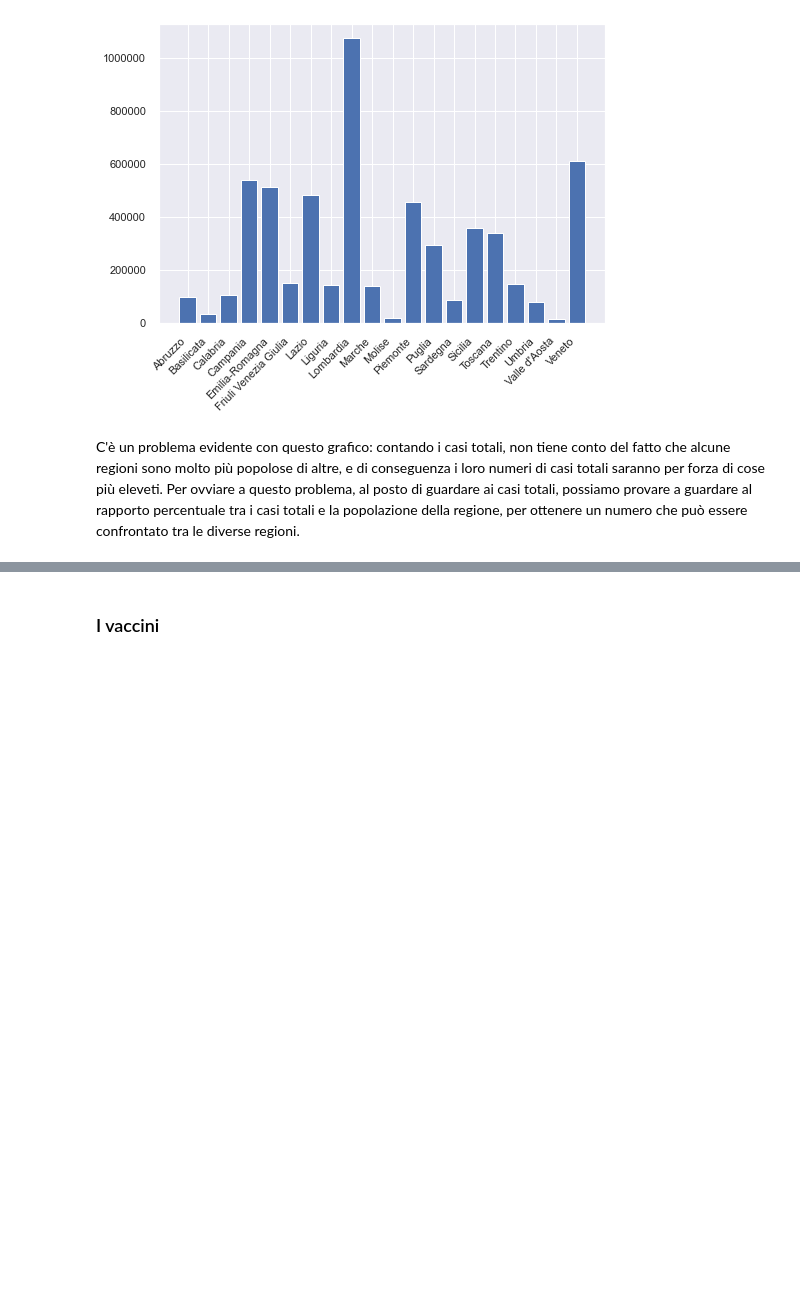
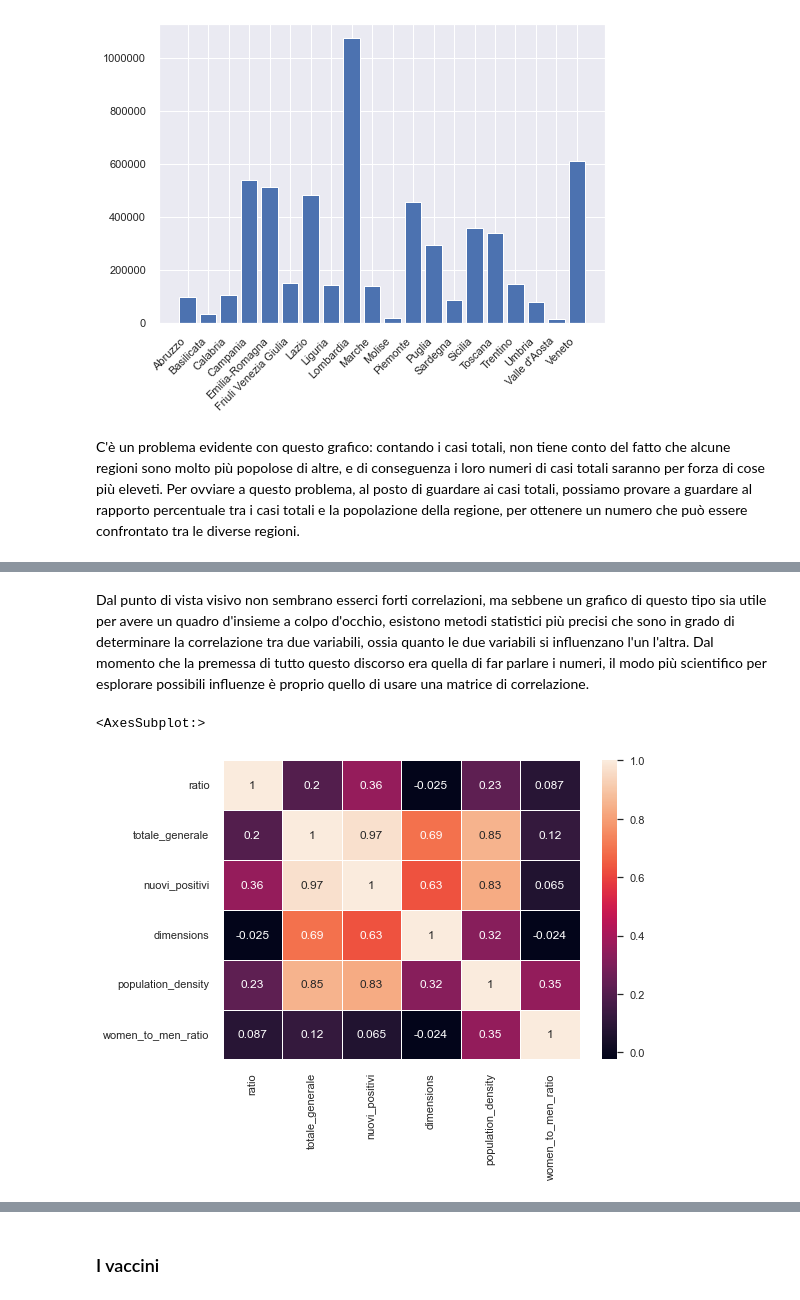
Before and after one commit to andreolidavide/COVID-in-numbers_IT, a Jupyter notebook: Jup Notebook.ipynb, the cells around one changed output, grey strips where cells are left out. Saved outputs shown, nothing was run; the diff lists cells and outputs as text; code cells hidden in the pictures; blank space fills up the shorter version.

```diff
--- a/Jup Notebook.ipynb
+++ b/Jup Notebook.ipynb
@@ -216,0 +242,11 @@ Questo grafico, pur essendo relativamente variabile, pianifica un po' le differe
+# %% [markdown]
+Dal punto di vista visivo non sembrano esserci forti correlazioni, ma sebbene un grafico di questo tipo sia utile per avere un quadro d'insieme a colpo d'occhio, esistono metodi statistici più precisi che sono in grado di determinare la correlazione tra due variabili, ossia quanto le due variabili si influenzano l'un l'altra. Dal momento che la premessa di tutto questo discorso era quella di far parlare i numeri, il modo più scientifico per esplorare possibili influenze è proprio quello di usare una matrice di correlazione.
+# %%
+relevant_columns = total_cases_by_region[['ratio', 'totale_generale', 'nuovi_positivi','dimensions', 'population_density', 'women_to_men_ratio']]
+
+correlation_matrix = relevant_columns.corr()
+
+sns.heatmap(correlation_matrix, annot=True, linewidths=.5)
+# %% [output]
+<AxesSubplot:>
+[figure, added]
```
Also changed, not shown: parts of 7 cells of this notebook.
